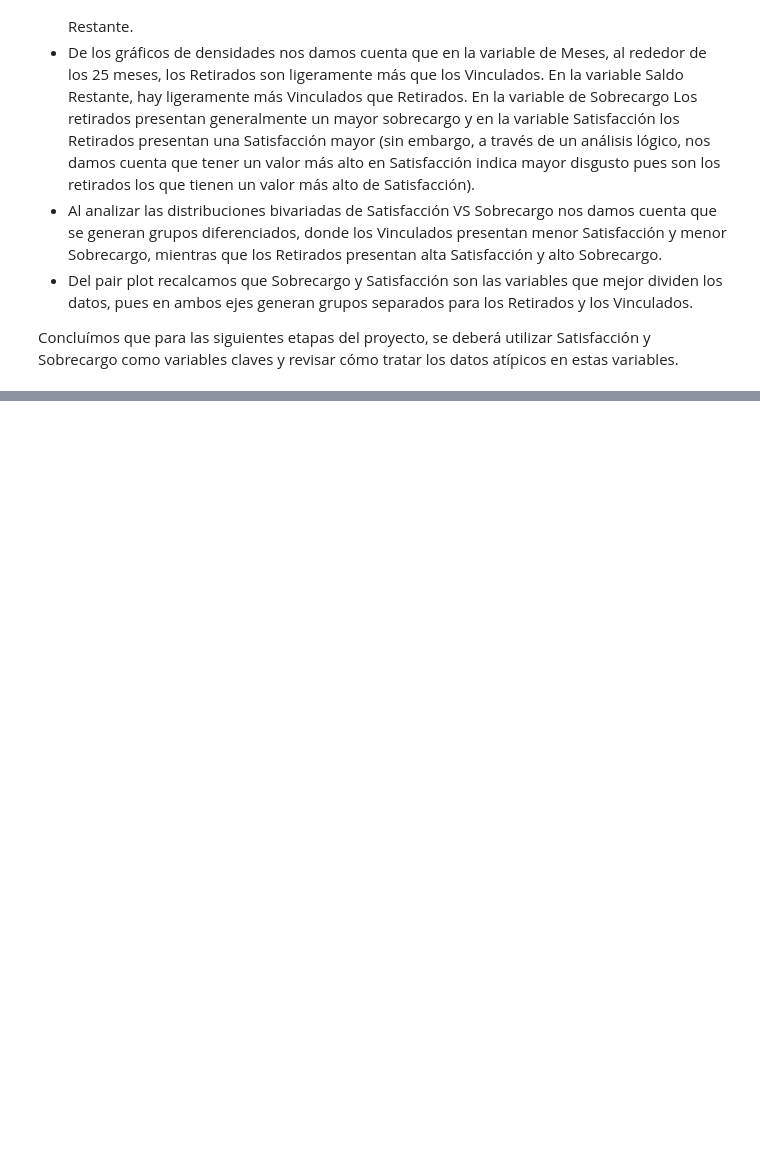
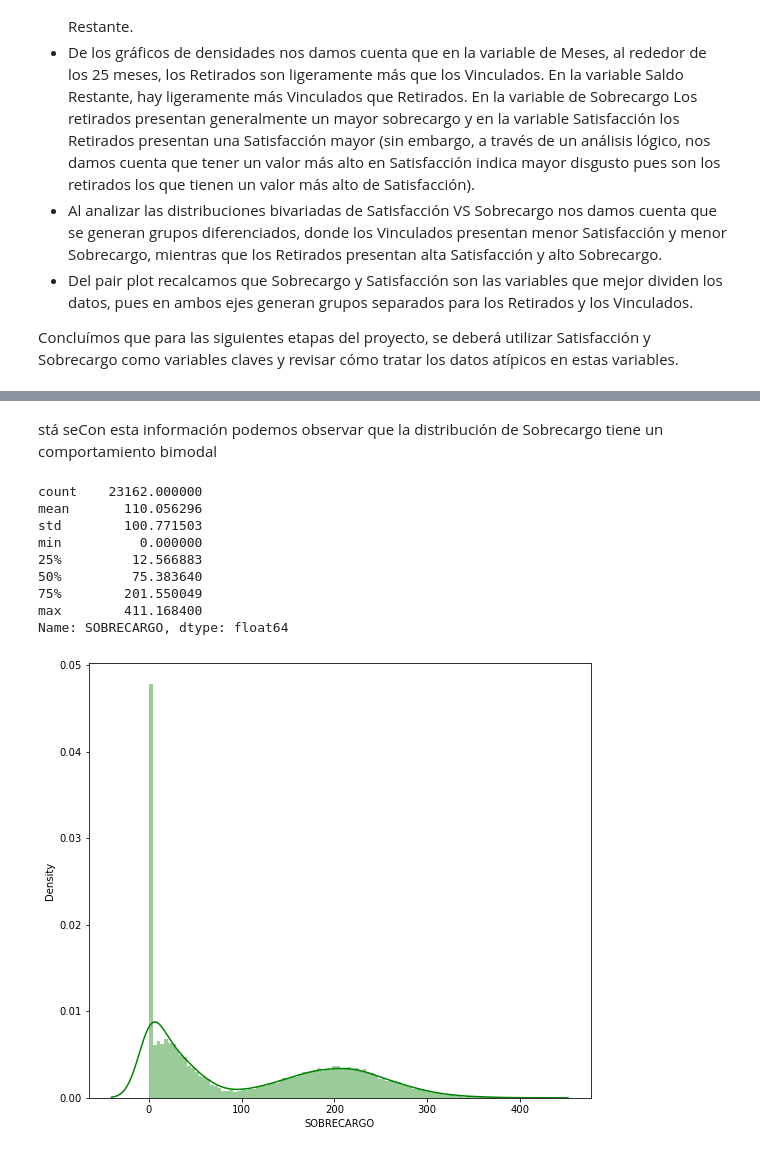
Before and after one commit to JuanDavidBallesteros/Telco-ML, a Jupyter notebook: Proyecto Final.ipynb, the cells around one changed output, grey strips where cells are left out. Saved outputs shown, nothing was run; the diff lists cells and outputs as text; code cells hidden in the pictures; blank space fills up the shorter version.

```diff
--- a/Proyecto Final.ipynb
+++ b/Proyecto Final.ipynb
@@ -311,0 +338,17 @@ Concluímos que para las siguientes etapas del proyecto, se deberá utilizar Sat
+# %% [markdown]
+stá seCon esta información podemos observar que la distribución de Sobrecargo tiene un comportamiento bimodal
+# %%
+print(d['SOBRECARGO'].describe())
+plt.figure(figsize=(9, 8))
+sns.distplot(d['SOBRECARGO'], color='g', bins=100, hist_kws={'alpha': 0.4});
+# %% [output]
+count    23162.000000
+mean       110.056296
+std        100.771503
+min          0.000000
+25%         12.566883
+50%         75.383640
+75%        201.550049
+max        411.168400
+Name: SOBRECARGO, dtype: float64
+[figure, added]
```
Also changed, not shown: parts of 9 cells of this notebook.
